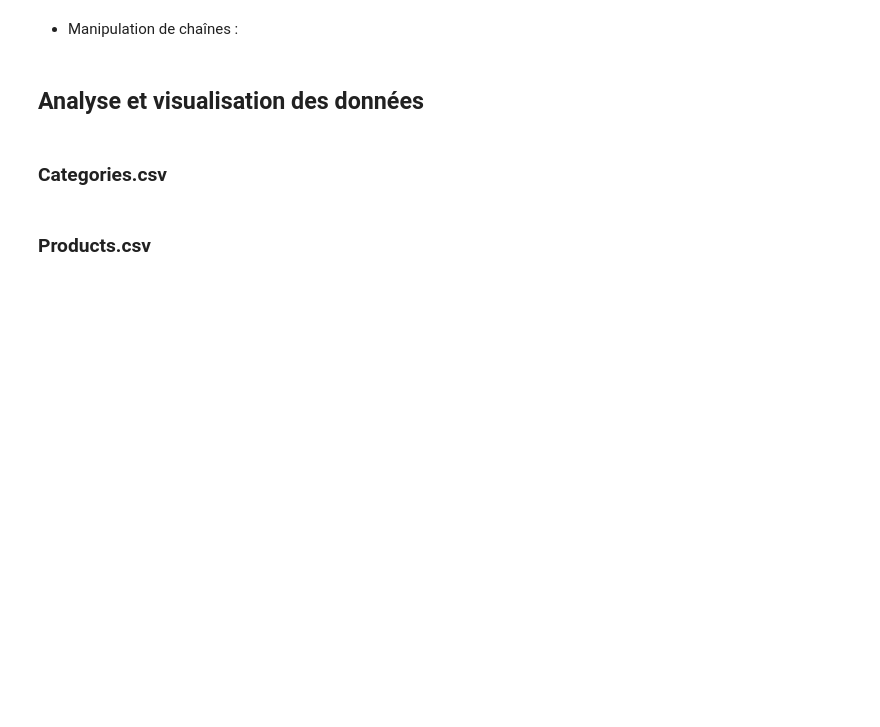
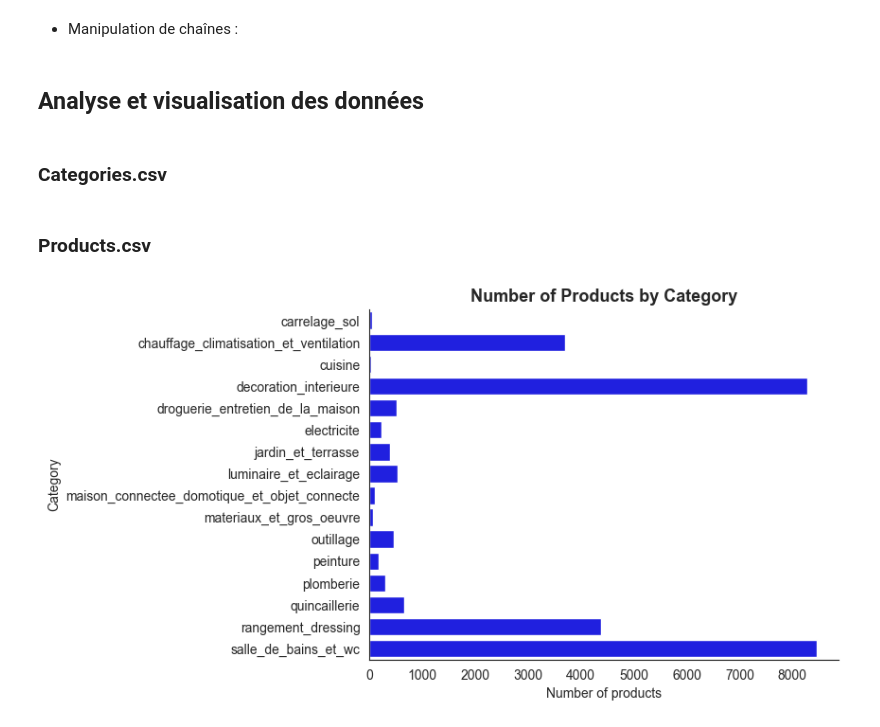
Before and after one commit to MichAdebayo/ecommerce-data-analysis, a Jupyter notebook: brief_pandas.ipynb, the cells around one changed output. Cells and saved outputs as stored; diff of their text form; code cells hidden in the pictures; blank space fills up the shorter version.

```diff
--- a/brief_pandas.ipynb
+++ b/brief_pandas.ipynb
@@ -471,6 +471,25 @@ products_len_df = pd.DataFrame(len_products, columns=["num_of_products"]).reset_
 
 # Show dataframe
 products_len_df
+# %%
+# Plot bar chart showing the number of products by category
+
+# override the default matplotlib style, to avoid the grey background and grid
+sns.set_style("white")
+
+# Plot number of products
+sns.barplot(products_len_df, x = 'num_of_products', y = 'category', color="blue")
+
+# Add labels, title, and adjust axes params
+plt.title('Number of Products by Category', fontsize = 13, weight = "bold")
+plt.ylabel('Category', fontsize = 10)
+plt.xlabel('Number of products', fontsize = 10)
+plt.yticks(fontsize = 10)
+plt.xticks(fontsize = 10)
+sns.despine()
+plt.show()
+# %% [output]
+[figure, added]
 # %%
 # Show summary statistics
 prod_df.describe()
```
Also changed, not shown: parts of 3 cells of this notebook, 5 other files.
